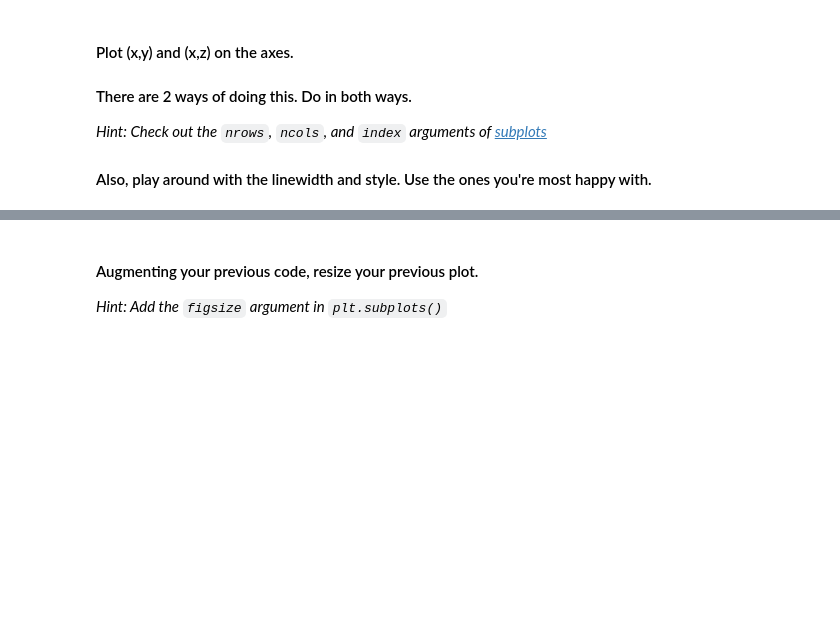
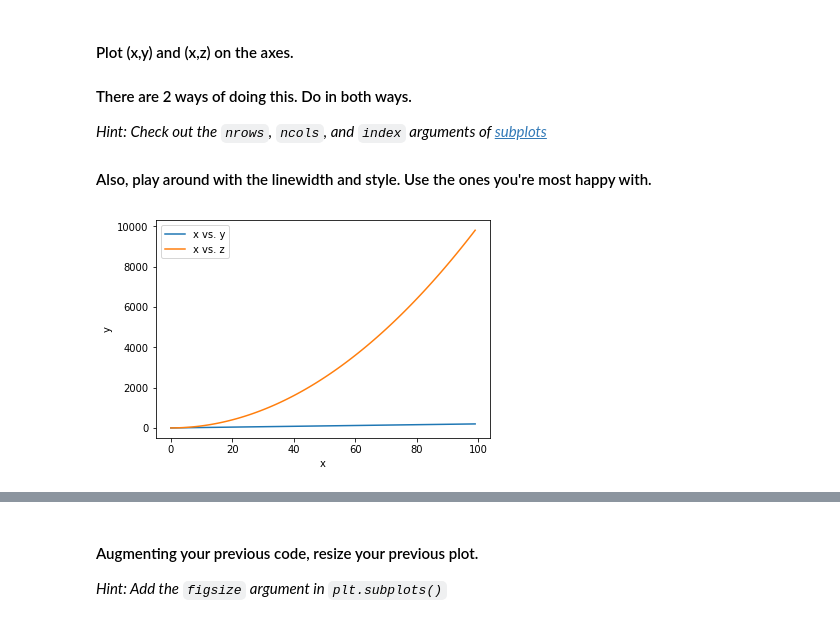
Before and after one commit to ironhack-labs/data-labs, a Jupyter notebook: module-2/lab-matplotlib-seaborn/your-code/challenge-1.ipynb, the cells around one changed output, grey strips where cells are left out. Saved outputs shown, nothing was run; the diff lists cells and outputs as text; code cells hidden in the pictures; blank space fills up the shorter version.

```diff
--- a/module-2/lab-matplotlib-seaborn/your-code/challenge-1.ipynb
+++ b/module-2/lab-matplotlib-seaborn/your-code/challenge-1.ipynb
@@ -38,0 +33,21 @@ z = x**2
+# %%
+# your code here-1st way (call `subplots` twice using the `index` parameter)
+
+plt.plot(
+    x, # use x as the x-values
+    y, # use y as the y-values
+    label = 'x vs. y', # label the subplot
+)
+
+plt.plot(
+    x, # use x as the x-values
+    z, # use z as the y-values
+    label = 'x vs. z',
+)
+
+plt.xlabel('x')
+plt.ylabel('y')
+plt.legend()
+plt.show()
+# %% [output]
+[figure, added]
```
Also changed, not shown: parts of 19 cells of this notebook, 2 other files.
